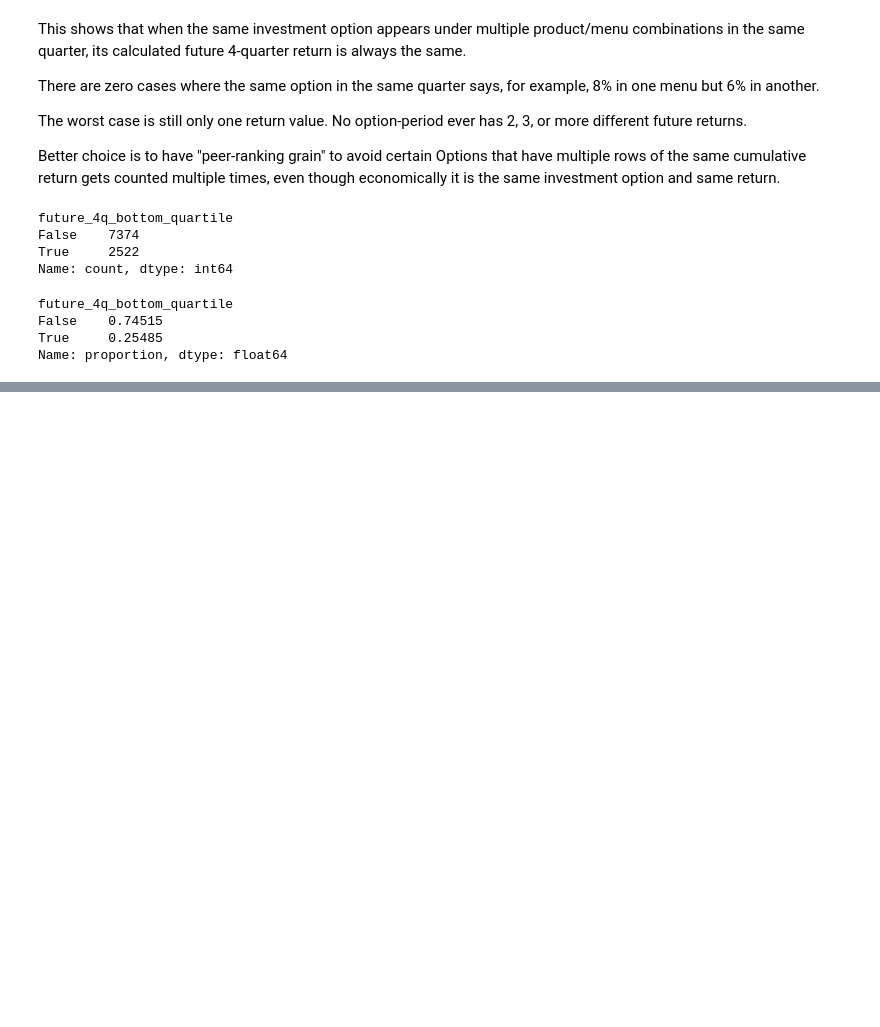
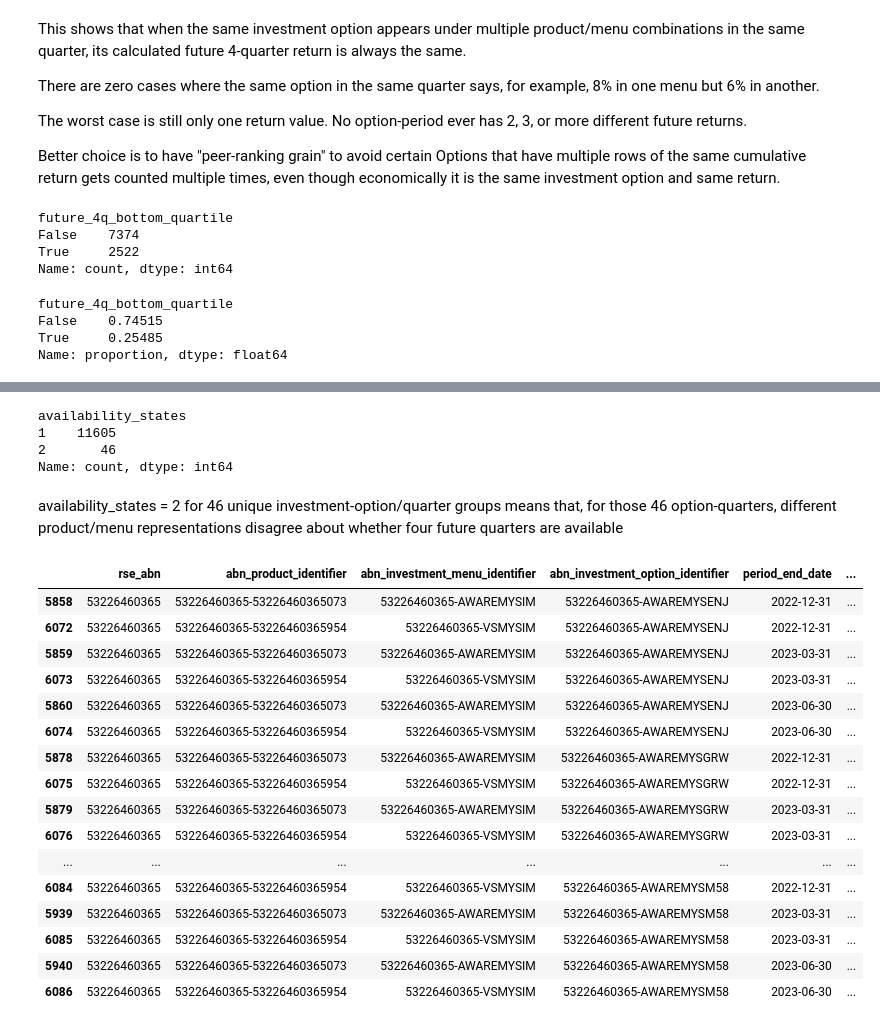
Before and after one commit to terra9/superannuation-performance-early-warning, a Jupyter notebook: notebooks/apra_data_audit.ipynb, the cells around one changed output, grey strips where cells are left out. Saved outputs shown, nothing was run; the diff lists cells and outputs as text; code cells hidden in the pictures; blank space fills up the shorter version.

```diff
--- a/notebooks/apra_data_audit.ipynb
+++ b/notebooks/apra_data_audit.ipynb
@@ -9994,0 +10116,74 @@ Name: proportion, dtype: float64
+# %%
+peer_keys = [
+    "rse_abn",
+    "abn_investment_option_identifier",
+    "period_end_date",
+]
+
+availability_check = (
+    hist_model_mysuper_target_peer
+    .groupby(peer_keys)[
+        "future_4q_target_available"
+    ]
+    .agg(
+        row_count="size",
+        available_count="sum",
+        availability_states="nunique",
+    )
+    .reset_index()
+)
+
+availability_check[
+    "availability_states"
+].value_counts()
+# %% [output]
+availability_states
+1    11605
+2       46
+Name: count, dtype: int64
+# %% [markdown]
+availability_states = 2 for 46 unique investment-option/quarter groups means that, for those 46 option-quarters, different product/menu representations disagree about whether four future quarters are available
+# %%
+mixed_availability = (
+    hist_model_mysuper_target_peer
+    .groupby(peer_keys)
+    .filter(
+        lambda x:
+        x["future_4q_target_available"].nunique() > 1
+    )
+)
+
+mixed_availability[
+    [
+        "rse_abn",
+        "abn_product_identifier",
+        "abn_investment_menu_identifier",
+        "abn_investment_option_identifier",
+        "period_end_date",
+        "future_4q_target_available",
+        "future_4q_cumulative_return",
+    ]
+].sort_values(
+    peer_keys + [
+        "abn_product_identifier",
+        "abn_investment_menu_identifier",
+    ]
+).head(30)
+# %% [output]
+|  | rse_abn | abn_product_identifier | abn_investment_menu_identifier | abn_investment_option_identifier | period_end_date | ... |
+| 5858 | 53226460365 | 53226460365-53226460365073 | 53226460365-AWAREMYSIM | 53226460365-AWAREMYSENJ | 2022-12-31 | ... |
+| 6072 | 53226460365 | 53226460365-53226460365954 | 53226460365-VSMYSIM | 53226460365-AWAREMYSENJ | 2022-12-31 | ... |
+| 5859 | 53226460365 | 53226460365-53226460365073 | 53226460365-AWAREMYSIM | 53226460365-AWAREMYSENJ | 2023-03-31 | ... |
+| 6073 | 53226460365 | 53226460365-53226460365954 | 53226460365-VSMYSIM | 53226460365-AWAREMYSENJ | 2023-03-31 | ... |
+| 5860 | 53226460365 | 53226460365-53226460365073 | 53226460365-AWAREMYSIM | 53226460365-AWAREMYSENJ | 2023-06-30 | ... |
+| 6074 | 53226460365 | 53226460365-53226460365954 | 53226460365-VSMYSIM | 53226460365-AWAREMYSENJ | 2023-06-30 | ... |
+| 5878 | 53226460365 | 53226460365-53226460365073 | 53226460365-AWAREMYSIM | 53226460365-AWAREMYSGRW | 2022-12-31 | ... |
+| 6075 | 53226460365 | 53226460365-53226460365954 | 53226460365-VSMYSIM | 53226460365-AWAREMYSGRW | 2022-12-31 | ... |
+| 5879 | 53226460365 | 53226460365-53226460365073 | 53226460365-AWAREMYSIM | 53226460365-AWAREMYSGRW | 2023-03-31 | ... |
+| 6076 | 53226460365 | 53226460365-53226460365954 | 53226460365-VSMYSIM | 53226460365-AWAREMYSGRW | 2023-03-31 | ... |
+| ... | ... | ... | ... | ... | ... | ... |
+| 6084 | 53226460365 | 53226460365-53226460365954 | 53226460365-VSMYSIM | 53226460365-AWAREMYSM58 | 2022-12-31 | ... |
+| 5939 | 53226460365 | 53226460365-53226460365073 | 53226460365-AWAREMYSIM | 53226460365-AWAREMYSM58 | 2023-03-31 | ... |
+| 6085 | 53226460365 | 53226460365-53226460365954 | 53226460365-VSMYSIM | 53226460365-AWAREMYSM58 | 2023-03-31 | ... |
+| 5940 | 53226460365 | 53226460365-53226460365073 | 53226460365-AWAREMYSIM | 53226460365-AWAREMYSM58 | 2023-06-30 | ... |
+| 6086 | 53226460365 | 53226460365-53226460365954 | 53226460365-VSMYSIM | 53226460365-AWAREMYSM58 | 2023-06-30 | ... |
```
Also changed, not shown: parts of 13 cells of this notebook.
